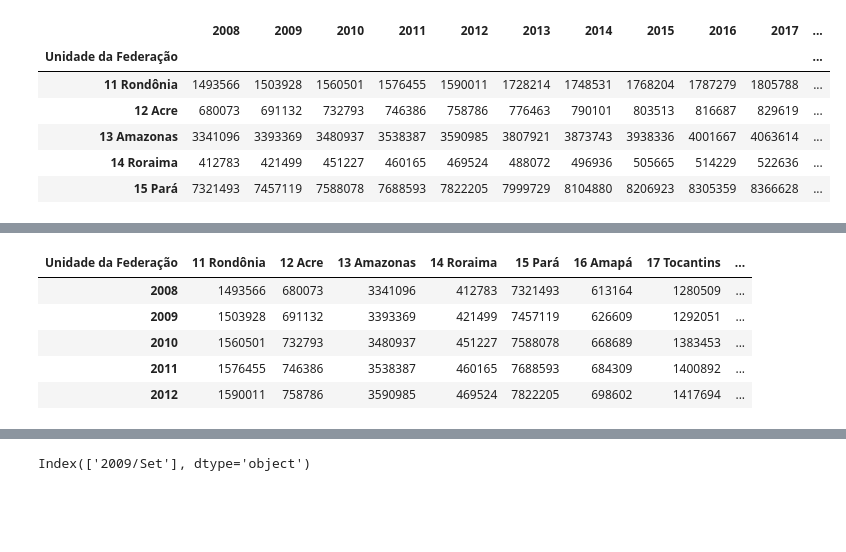
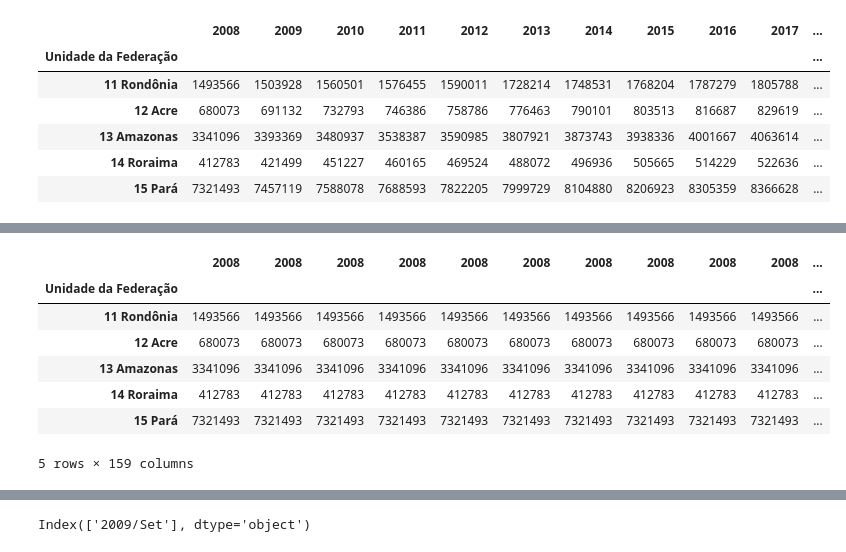
Before and after one commit to ylorenzi/Bootcamp-Alura-Data-Science, a Jupyter notebook: Projetos/Modulo1/Projeto_Modulo1.ipynb, the cells around one changed output, grey strips where cells are left out. Drawn from its saved outputs; the diff is of its cells as text; code cells hidden in the pictures; blank space fills up the shorter version.

```diff
--- a/Projetos/Modulo1/Projeto_Modulo1.ipynb
+++ b/Projetos/Modulo1/Projeto_Modulo1.ipynb
@@ -62,5 +86,5 @@ ax.yaxis.set_major_formatter(ticker.StrMethodFormatter("{x:,.0f}"))
 # %%
-pop = pd.read_csv("/content/A140816189_28_143_208.csv",sep=";",encoding="ISO8859-1",skiprows=3,skipfooter=12,thousands=".")
+pop = pd.read_csv("https://github.com/ylorenzi/Bootcamp-Alura-Data-Science/raw/main/Projetos/Modulo1/Dados/PopBrasil2008-2019.csv",sep=";",encoding="ISO8859-1",skiprows=3,skipfooter=12,thousands=".")
 pop = pop.set_index("Unidade da Federação")
 # %%
 pop = pop.loc[:,"2008":"2019"]
@@ -76,9 +122,13 @@ pop.head()
+# %%
+pop = pop.iloc[:,np.append(np.arange(len(pop.T)).repeat(12),15*[11])]
 # %%
-pop.T.head()
+pop.head()
 # %% [output]
-| Unidade da Federação | 11 Rondônia | 12 Acre | 13 Amazonas | 14 Roraima | 15 Pará | 16 Amapá | 17 Tocantins | ... |
-| 2008 | 1493566 | 680073 | 3341096 | 412783 | 7321493 | 613164 | 1280509 | ... |
-| 2009 | 1503928 | 691132 | 3393369 | 421499 | 7457119 | 626609 | 1292051 | ... |
-| 2010 | 1560501 | 732793 | 3480937 | 451227 | 7588078 | 668689 | 1383453 | ... |
-| 2011 | 1576455 | 746386 | 3538387 | 460165 | 7688593 | 684309 | 1400892 | ... |
-| 2012 | 1590011 | 758786 | 3590985 | 469524 | 7822205 | 698602 | 1417694 | ... |
+|  | 2008 | 2008 | 2008 | 2008 | 2008 | 2008 | 2008 | 2008 | 2008 | 2008 | ... |
+| Unidade da Federação |  |  |  |  |  |  |  |  |  |  | ... |
+| 11 Rondônia | 1493566 | 1493566 | 1493566 | 1493566 | 1493566 | 1493566 | 1493566 | 1493566 | 1493566 | 1493566 | ... |
+| 12 Acre | 680073 | 680073 | 680073 | 680073 | 680073 | 680073 | 680073 | 680073 | 680073 | 680073 | ... |
+| 13 Amazonas | 3341096 | 3341096 | 3341096 | 3341096 | 3341096 | 3341096 | 3341096 | 3341096 | 3341096 | 3341096 | ... |
+| 14 Roraima | 412783 | 412783 | 412783 | 412783 | 412783 | 412783 | 412783 | 412783 | 412783 | 412783 | ... |
+| 15 Pará | 7321493 | 7321493 | 7321493 | 7321493 | 7321493 | 7321493 | 7321493 | 7321493 | 7321493 | 7321493 | ... |
+5 rows × 159 columns
```
Also changed, not shown: parts of 61 cells of this notebook.
